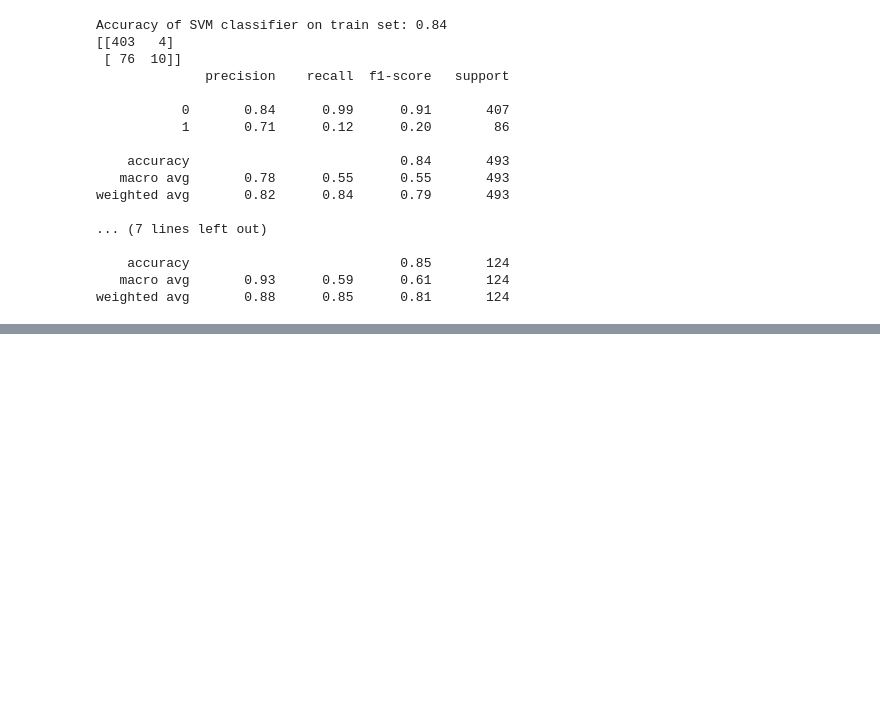
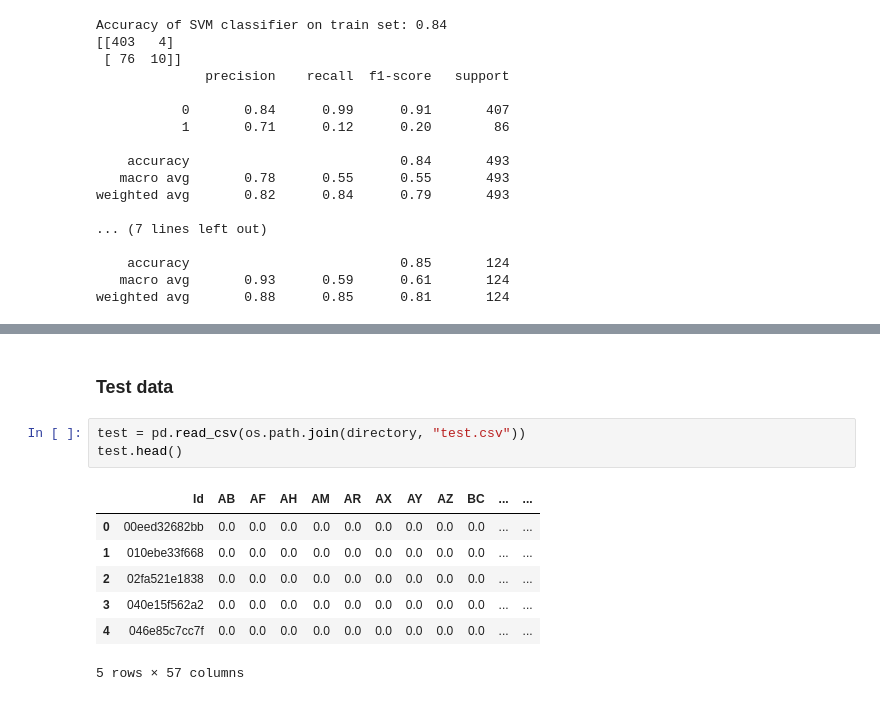
Before and after one commit to tonychang04/ICR-Identifying-Age-Related-Conditions, a Jupyter notebook: code.ipynb, the cells around one changed output, grey strips where cells are left out. Cells and saved outputs as stored; diff of their text form; blank space fills up the shorter version.

```diff
--- a/code.ipynb
+++ b/code.ipynb
@@ -283,0 +288,13 @@ weighted avg       0.72      0.61      0.65       124
+# %% [markdown]
+### Test data
+# %%
+test = pd.read_csv(os.path.join(directory, "test.csv"))
+test.head()
+# %% [output]
+|  | Id | AB | AF | AH | AM | AR | AX | AY | AZ | BC | ... | ... |
+| 0 | 00eed32682bb | 0.0 | 0.0 | 0.0 | 0.0 | 0.0 | 0.0 | 0.0 | 0.0 | 0.0 | ... | ... |
+| 1 | 010ebe33f668 | 0.0 | 0.0 | 0.0 | 0.0 | 0.0 | 0.0 | 0.0 | 0.0 | 0.0 | ... | ... |
+| 2 | 02fa521e1838 | 0.0 | 0.0 | 0.0 | 0.0 | 0.0 | 0.0 | 0.0 | 0.0 | 0.0 | ... | ... |
+| 3 | 040e15f562a2 | 0.0 | 0.0 | 0.0 | 0.0 | 0.0 | 0.0 | 0.0 | 0.0 | 0.0 | ... | ... |
+| 4 | 046e85c7cc7f | 0.0 | 0.0 | 0.0 | 0.0 | 0.0 | 0.0 | 0.0 | 0.0 | 0.0 | ... | ... |
+5 rows × 57 columns
```
Also changed, not shown: parts of 7 cells of this notebook.
